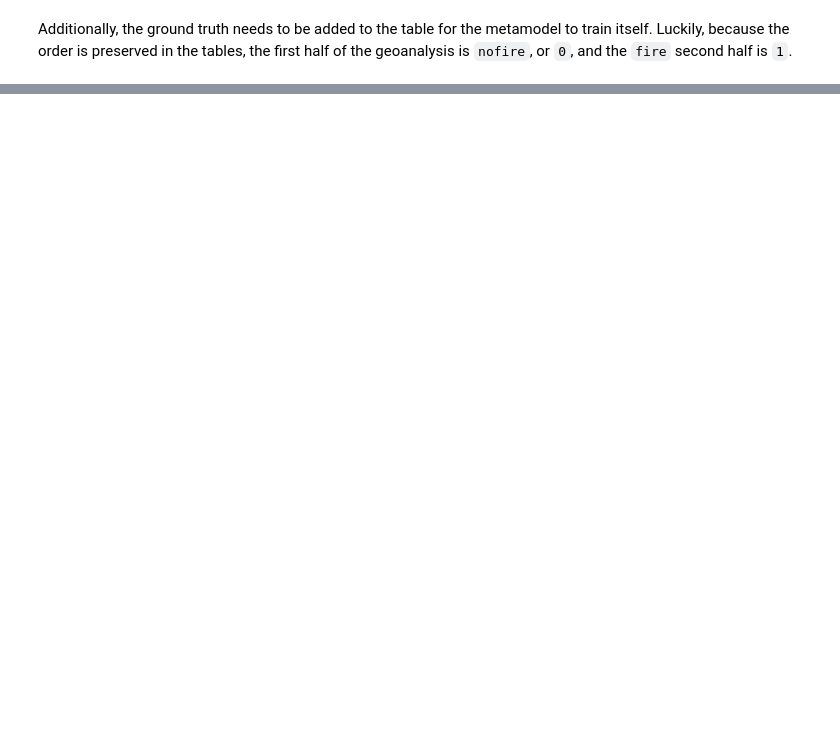
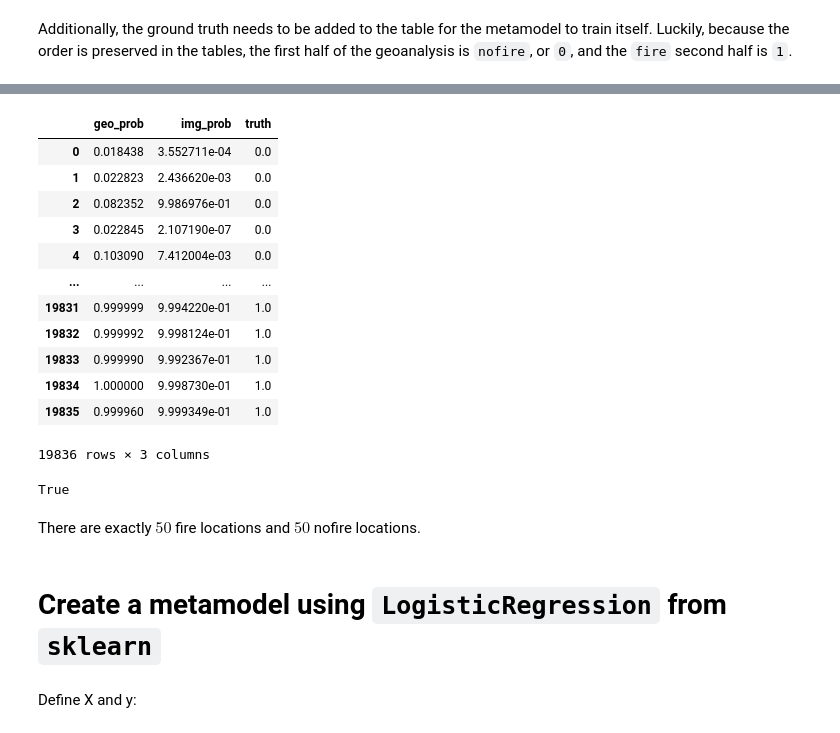
Before and after one commit to sralter/classifire, a Jupyter notebook: 01_capstone_notebooks/alter_samuel_capstone_metamodel.ipynb, the cells around one changed output, grey strips where cells are left out. Drawn from its saved outputs; the diff is of its cells as text; code cells hidden in the pictures; blank space fills up the shorter version.

```diff
--- a/01_capstone_notebooks/alter_samuel_capstone_metamodel.ipynb
+++ b/01_capstone_notebooks/alter_samuel_capstone_metamodel.ipynb
@@ -117,0 +234,32 @@ Additionally, the ground truth needs to be added to the table for the metamodel
+# %%
+# drop unneccessary columns
+
+preds=preds.iloc[:,[2,3,4]]
+preds
+# %% [output]
+|  | geo_prob | img_prob | truth |
+| 0 | 0.018438 | 3.552711e-04 | 0.0 |
+| 1 | 0.022823 | 2.436620e-03 | 0.0 |
+| 2 | 0.082352 | 9.986976e-01 | 0.0 |
+| 3 | 0.022845 | 2.107190e-07 | 0.0 |
+| 4 | 0.103090 | 7.412004e-03 | 0.0 |
+| ... | ... | ... | ... |
+| 19831 | 0.999999 | 9.994220e-01 | 1.0 |
+| 19832 | 0.999992 | 9.998124e-01 | 1.0 |
+| 19833 | 0.999990 | 9.992367e-01 | 1.0 |
+| 19834 | 1.000000 | 9.998730e-01 | 1.0 |
+| 19835 | 0.999960 | 9.999349e-01 | 1.0 |
+19836 rows × 3 columns
+# %%
+selector_0=(preds['truth']==0)
+selector_1=(preds['truth']==1)
+
+selector_0.sum()==selector_1.sum()
+# %% [output]
+True
+# %% [markdown]
+There are exactly $50%$ fire locations and $50%$ nofire locations.
+# %% [markdown]
+# Create a metamodel using `LogisticRegression` from `sklearn`
+# %% [markdown]
+Define X and y:
```
Also changed, not shown: parts of 15 cells of this notebook, 2 other files.
